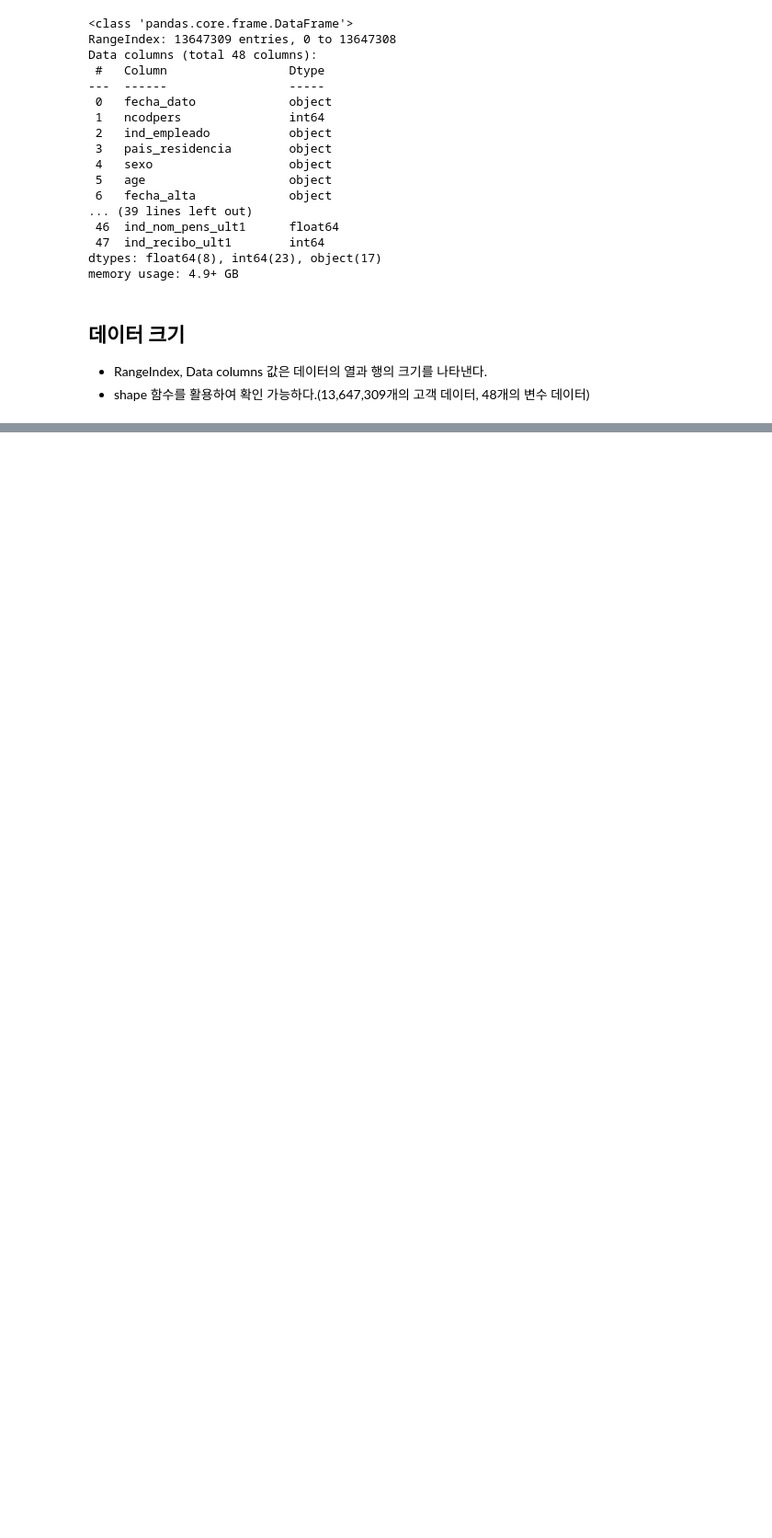
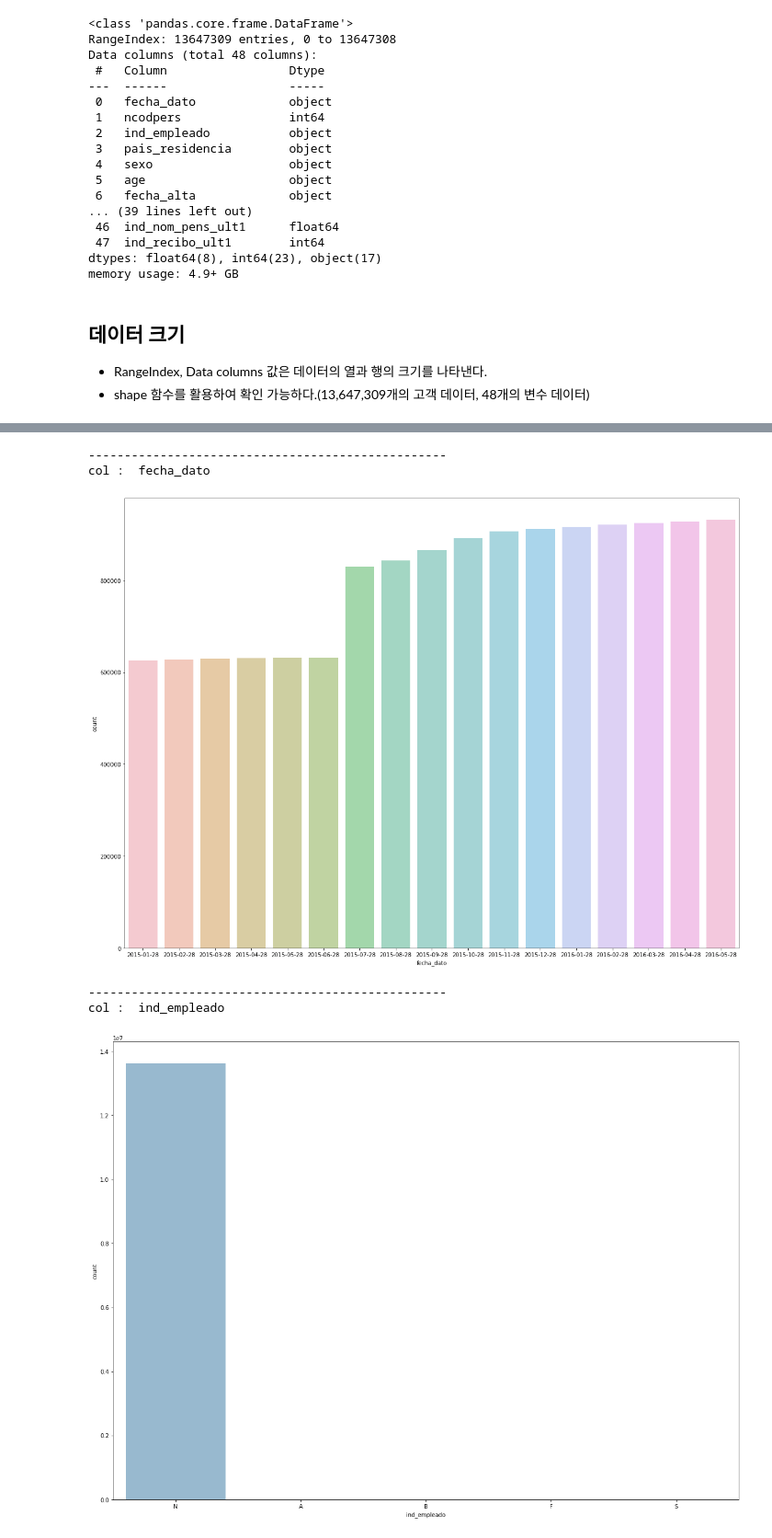
Before and after one commit to seok-jin/kaggle_study, a Jupyter notebook: Santander_product_recomendation.ipynb, the cells around one changed output, grey strips where cells are left out. Shown: that part at 92% size. Saved outputs shown, nothing was run; the diff lists cells and outputs as text; code cells hidden in the pictures; blank space fills up the shorter version.

```diff
--- a/Santander_product_recomendation.ipynb
+++ b/Santander_product_recomendation.ipynb
@@ -85,0 +104,4 @@ NameError: ignored
+# %%
+# Object type 의 데이터를 추출하여 데이터 확인해보기 -> 42개의 고객 변수중 17개가 범주형 변수이다.
+cat_cols = [col for col in trn.columns[:24] if trn[col].dtype in ['O']]
+trn[cat_cols].describe()
@@ -85,0 +114,6 @@ NameError: ignored
+# %%
+# 범주형 변수의 고유값을 직접 출력해보기
+for col in cat_cols:
+    uniq = np.unique(trn[col].astype(str))
+    print('-'*50)
+    print('# col {}, n_uniq{}, uniq{}'.format(col,len(uniq),uniq))
@@ -85,0 +151,25 @@ NameError: ignored
+# %%
+skip_cols =['ncodpers', 'renta']
+
+for col in trn.columns:
+    # 출력에 너무 많은 리소스를 사용하는 col 은 스킵
+    if col in skip_cols:
+        continue
+
+    # 보기 편하게 영역 구분과 변수명을 출력한다.
+    print('-'*50)
+    print('col : ',col)
+
+
+    #그래프 크기를(figsize) 설정한다.continue
+    f, ax = plt.subplots(figsize = (20,15))
+    #seaborn 을 사용한 막대 그래프를 생성한다.
+    sns.countplot(x=col,data=trn, alpha=0.5)
+    plt.show()
+# %% [output]
+--------------------------------------------------
+col :  fecha_dato
+[figure, added]
+--------------------------------------------------
+col :  ind_empleado
+[figure, added]
```
Also changed, not shown: parts of 14 cells of this notebook.
